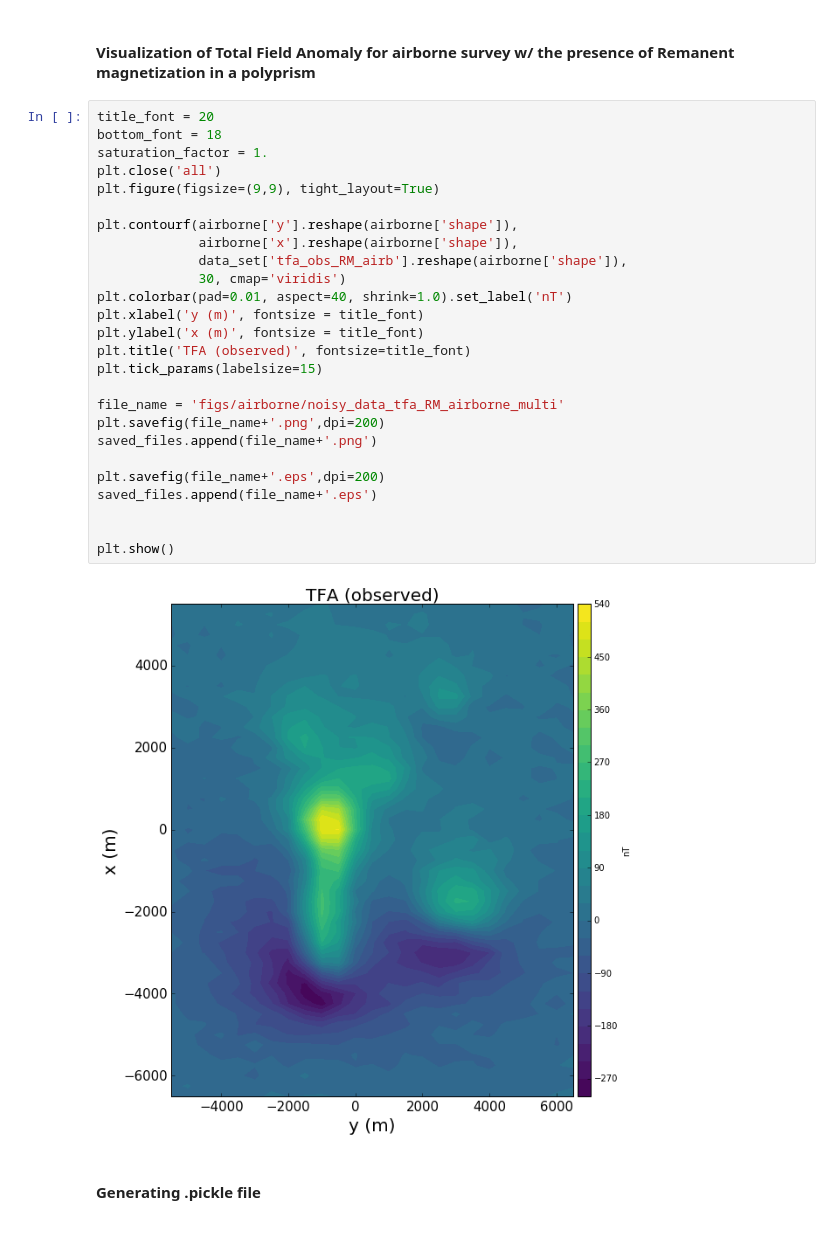
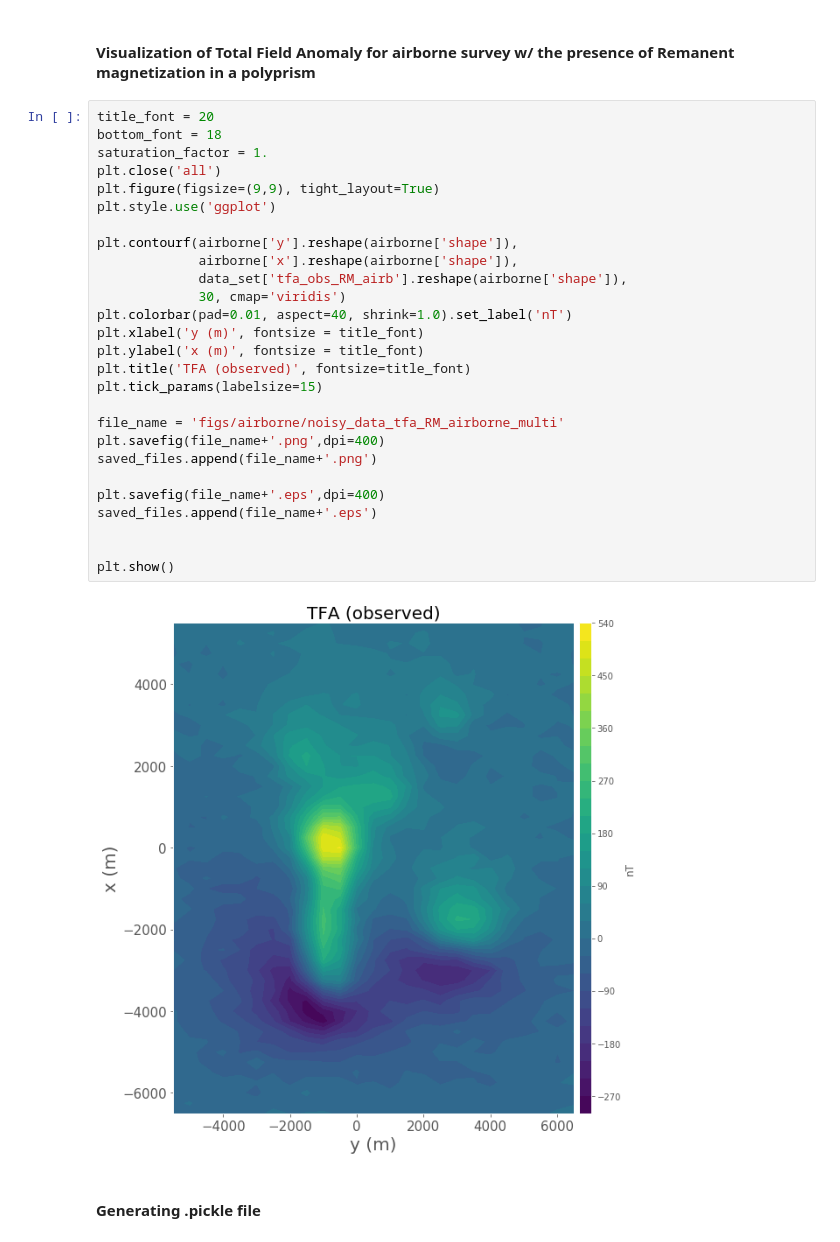
Before and after one commit to pinga-lab/eqlayer-magnetization-direction, a Jupyter notebook: code/notebooks/multibody_tests/model_multibody/synthetic_data.ipynb, the cells around one changed output. Drawn from its saved outputs; the diff is of its cells as text.

Commit message:
figures for presentation ON

```diff
--- a/code/notebooks/multibody_tests/model_multibody/synthetic_data.ipynb
+++ b/code/notebooks/multibody_tests/model_multibody/synthetic_data.ipynb
@@ -124,31 +124,32 @@ data_set['tfa_obs_RM_airb'] =  data_set['tfa_RM_airb'] + r
 # %%
 title_font = 20
 bottom_font = 18
 saturation_factor = 1.
 plt.close('all')
 plt.figure(figsize=(9,9), tight_layout=True)
+plt.style.use('ggplot')
 
 plt.contourf(airborne['y'].reshape(airborne['shape']),
              airborne['x'].reshape(airborne['shape']),
              data_set['tfa_obs_RM_airb'].reshape(airborne['shape']),
              30, cmap='viridis')
 plt.colorbar(pad=0.01, aspect=40, shrink=1.0).set_label('nT')
 plt.xlabel('y (m)', fontsize = title_font)
 plt.ylabel('x (m)', fontsize = title_font)
 plt.title('TFA (observed)', fontsize=title_font)
 plt.tick_params(labelsize=15)
 
 file_name = 'figs/airborne/noisy_data_tfa_RM_airborne_multi'
-plt.savefig(file_name+'.png',dpi=200)
+plt.savefig(file_name+'.png',dpi=400)
 saved_files.append(file_name+'.png')
 
-plt.savefig(file_name+'.eps',dpi=200)
+plt.savefig(file_name+'.eps',dpi=400)
 saved_files.append(file_name+'.eps')
 
 
 plt.show()
 # %% [output]
-[figure, old version]
+[figure, new version]
 # %% [markdown]
 #### Generating .pickle file
 # %%
```
Also changed, not shown: 26 other files.
